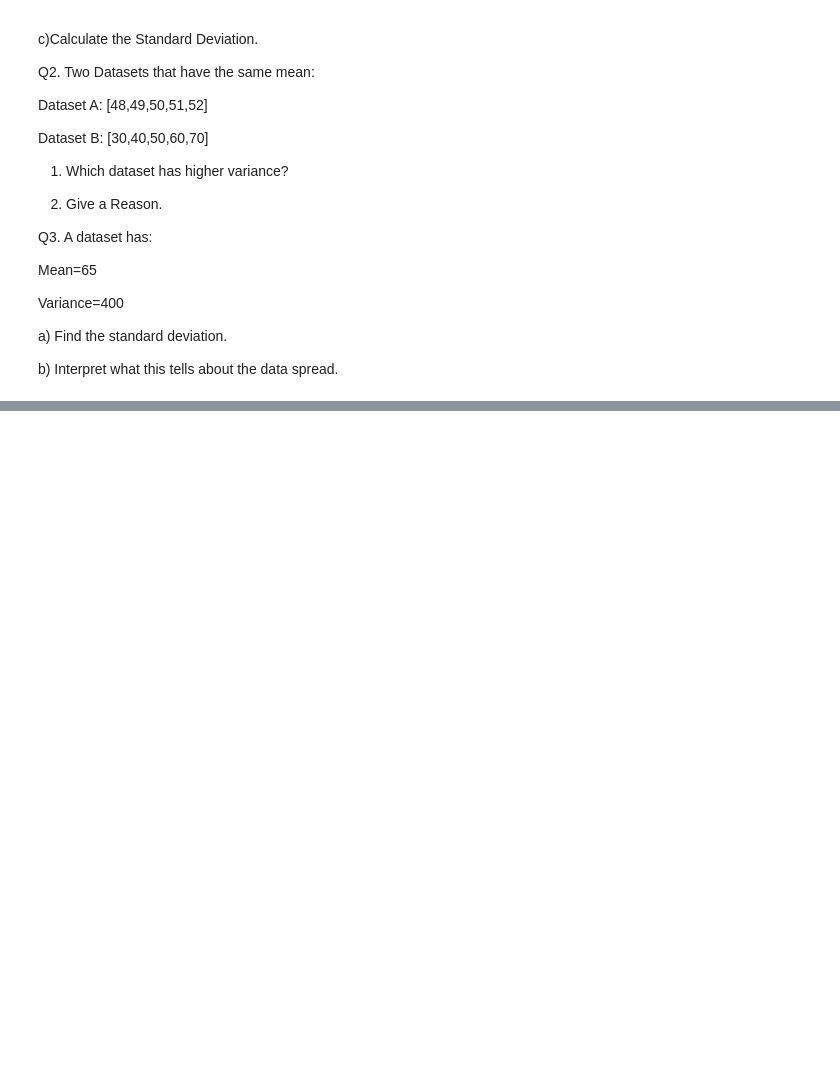
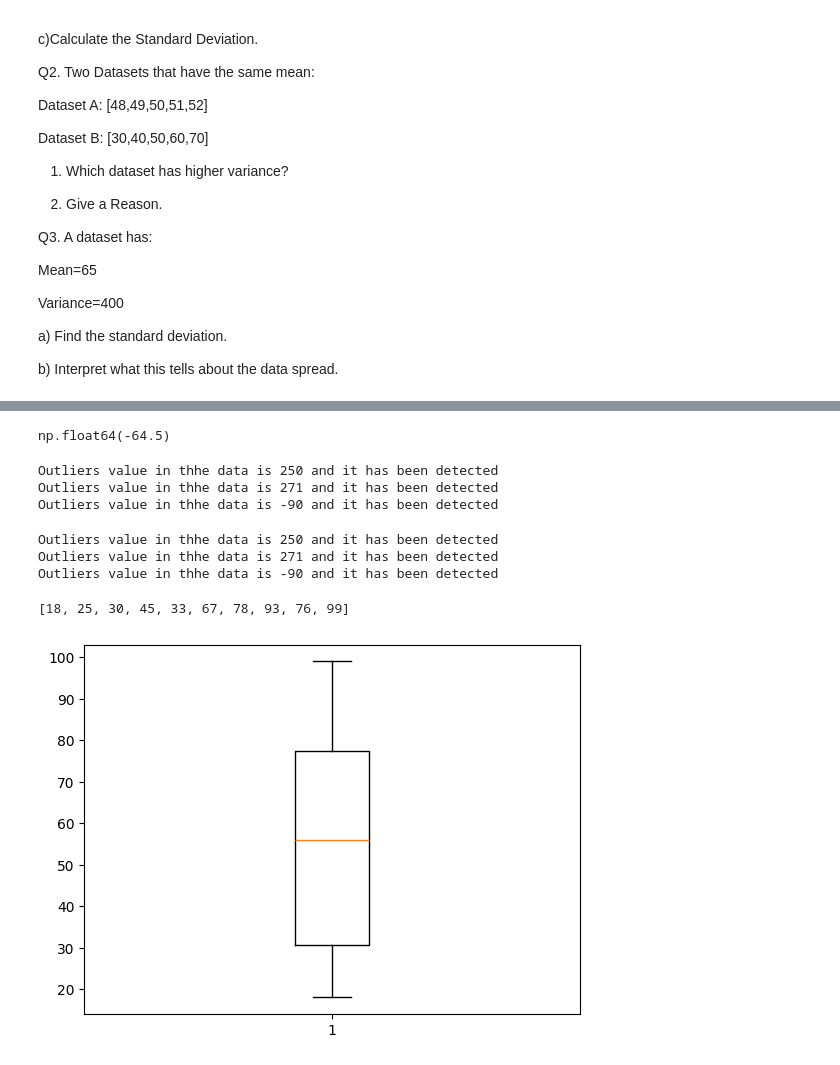
Before and after one commit to HarshaPriya03/PythonLearning, a Jupyter notebook: Statistics_and_Probability_08_02_2026.ipynb, the cells around one changed output, grey strips where cells are left out. Drawn from its saved outputs; the diff is of its cells as text; code cells hidden in the pictures; blank space fills up the shorter version.

```diff
--- a/Statistics_and_Probability_08_02_2026.ipynb
+++ b/Statistics_and_Probability_08_02_2026.ipynb
@@ -332,0 +480,2 @@ b) Interpret what this tells about the data spread.
+# %%
+IQR=Q3-Q1
@@ -332,0 +486,3 @@ b) Interpret what this tells about the data spread.
+# %%
+UL=Q3+1.5*IQR
+LL=Q1-1.5*IQR
@@ -332,0 +493,4 @@ b) Interpret what this tells about the data spread.
+# %%
+LL
+# %% [output]
+np.float64(-64.5)
@@ -332,0 +500,28 @@ b) Interpret what this tells about the data spread.
+# %%
+for i in age:
+  if i>UL or i<LL:
+    print(f'Outliers value in thhe data is {i} and it has been detected')
+# %% [output]
+Outliers value in thhe data is 250 and it has been detected
+Outliers value in thhe data is 271 and it has been detected
+Outliers value in thhe data is -90 and it has been detected
+# %%
+clean_age=[]
+for i in age:
+  if i>UL or i<LL:
+    print(f'Outliers value in thhe data is {i} and it has been detected')
+  else:
+    clean_age.append(i)
+# %% [output]
+Outliers value in thhe data is 250 and it has been detected
+Outliers value in thhe data is 271 and it has been detected
+Outliers value in thhe data is -90 and it has been detected
+# %%
+clean_age
+# %% [output]
+[18, 25, 30, 45, 33, 67, 78, 93, 76, 99]
+# %%
+plt.boxplot(clean_age)
+plt.show()
+# %% [output]
+[figure, added]
```
Also changed, not shown: parts of 90 cells of this notebook, 1 other file.
